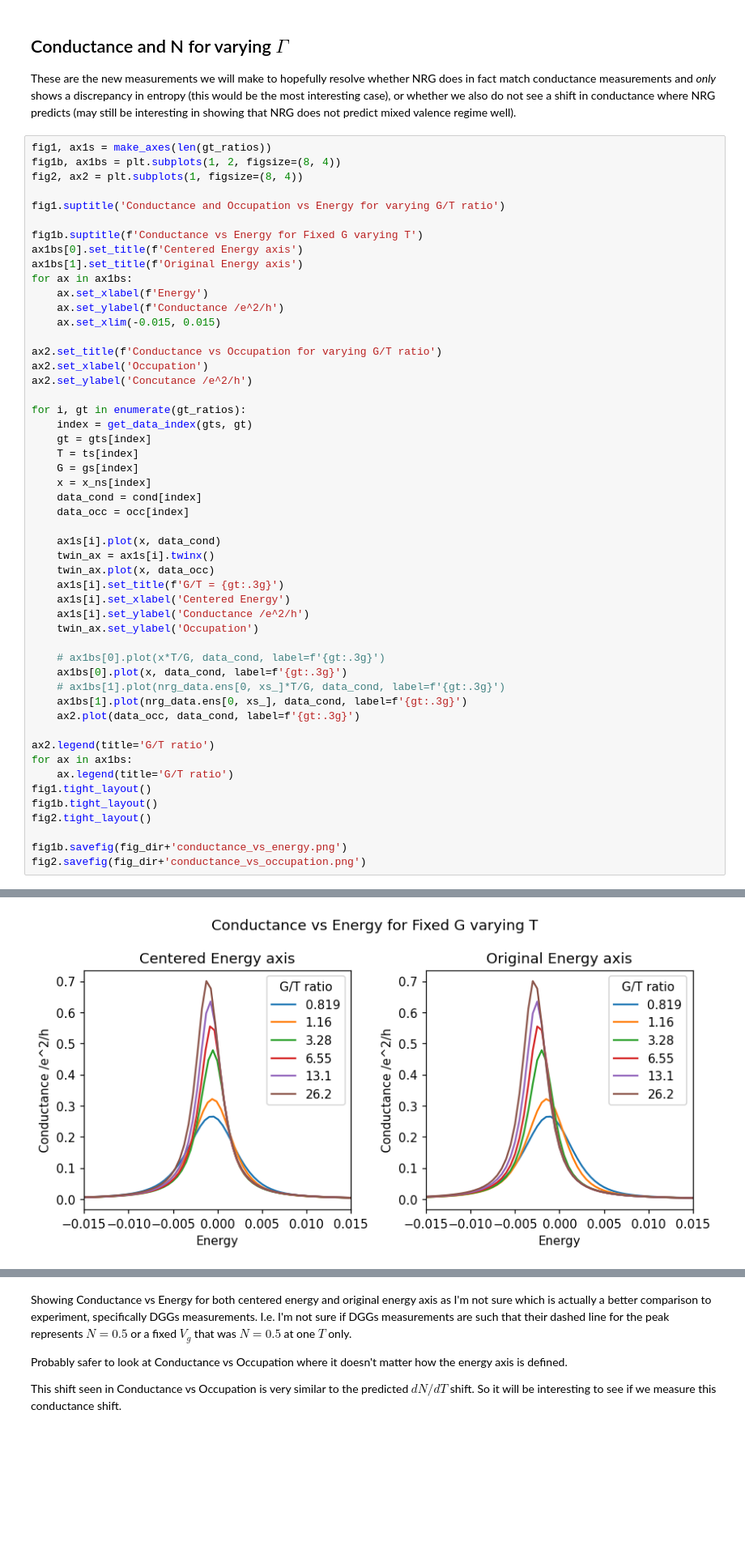
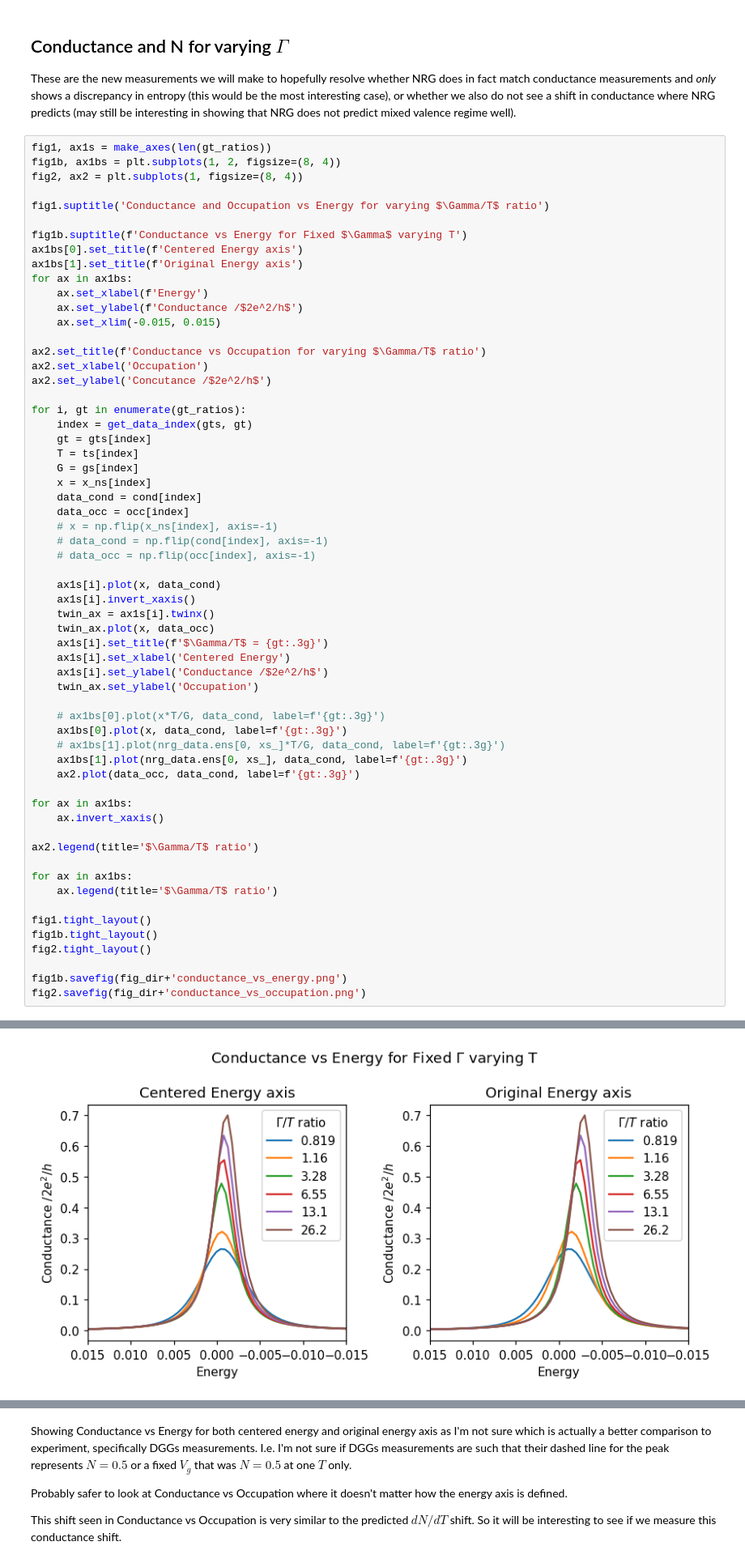
Before and after one commit to TimChild/EntropyAnalysis, a Jupyter notebook: kondo_conductance_and_dndt.ipynb, the cells around one changed output, grey strips where cells are left out. Shown at 81% size. Drawn from its saved outputs; the diff is of its cells as text; blank space fills up the shorter version.

```diff
--- a/kondo_conductance_and_dndt.ipynb
+++ b/kondo_conductance_and_dndt.ipynb
@@ -209,19 +209,19 @@ fig1, ax1s = make_axes(len(gt_ratios))
 fig1b, ax1bs = plt.subplots(1, 2, figsize=(8, 4))
 fig2, ax2 = plt.subplots(1, figsize=(8, 4))
 
-fig1.suptitle('Conductance and Occupation vs Energy for varying G/T ratio')
+fig1.suptitle('Conductance and Occupation vs Energy for varying $\Gamma/T$ ratio')
 
-fig1b.suptitle(f'Conductance vs Energy for Fixed G varying T')
+fig1b.suptitle(f'Conductance vs Energy for Fixed $\Gamma$ varying T')
 ax1bs[0].set_title(f'Centered Energy axis')
 ax1bs[1].set_title(f'Original Energy axis')
 for ax in ax1bs:
     ax.set_xlabel(f'Energy')
-    ax.set_ylabel(f'Conductance /e^2/h')
+    ax.set_ylabel(f'Conductance /$2e^2/h$')
     ax.set_xlim(-0.015, 0.015)
 
-ax2.set_title(f'Conductance vs Occupation for varying G/T ratio')
+ax2.set_title(f'Conductance vs Occupation for varying $\Gamma/T$ ratio')
 ax2.set_xlabel('Occupation')
-ax2.set_ylabel('Concutance /e^2/h')
+ax2.set_ylabel('Concutance /$2e^2/h$')
 
 for i, gt in enumerate(gt_ratios):
     index = get_data_index(gts, gt)
@@ -231,13 +231,17 @@ for i, gt in enumerate(gt_ratios):
     x = x_ns[index]
     data_cond = cond[index]
     data_occ = occ[index]
+    # x = np.flip(x_ns[index], axis=-1)
+    # data_cond = np.flip(cond[index], axis=-1)
+    # data_occ = np.flip(occ[index], axis=-1)
 
     ax1s[i].plot(x, data_cond)
+    ax1s[i].invert_xaxis()
     twin_ax = ax1s[i].twinx()
     twin_ax.plot(x, data_occ)
-    ax1s[i].set_title(f'G/T = {gt:.3g}')
+    ax1s[i].set_title(f'$\Gamma/T$ = {gt:.3g}')
     ax1s[i].set_xlabel('Centered Energy')
-    ax1s[i].set_ylabel('Conductance /e^2/h')
+    ax1s[i].set_ylabel('Conductance /$2e^2/h$')
     twin_ax.set_ylabel('Occupation')
 
     # ax1bs[0].plot(x*T/G, data_cond, label=f'{gt:.3g}')
@@ -246,9 +250,14 @@ for i, gt in enumerate(gt_ratios):
     ax1bs[1].plot(nrg_data.ens[0, xs_], data_cond, label=f'{gt:.3g}')
     ax2.plot(data_occ, data_cond, label=f'{gt:.3g}')
 
-ax2.legend(title='G/T ratio')
 for ax in ax1bs:
-    ax.legend(title='G/T ratio')
+    ax.invert_xaxis()
+
+ax2.legend(title='$\Gamma/T$ ratio')
+
+for ax in ax1bs:
+    ax.legend(title='$\Gamma/T$ ratio')
+
 fig1.tight_layout()
 fig1b.tight_layout()
 fig2.tight_layout()
@@ -260 +269 @@ fig2.savefig(fig_dir+'conductance_vs_occupation.png')
-[figure, old version]
+[figure, new version]
```
Also changed, not shown: parts of 11 cells of this notebook, 11 other files.
